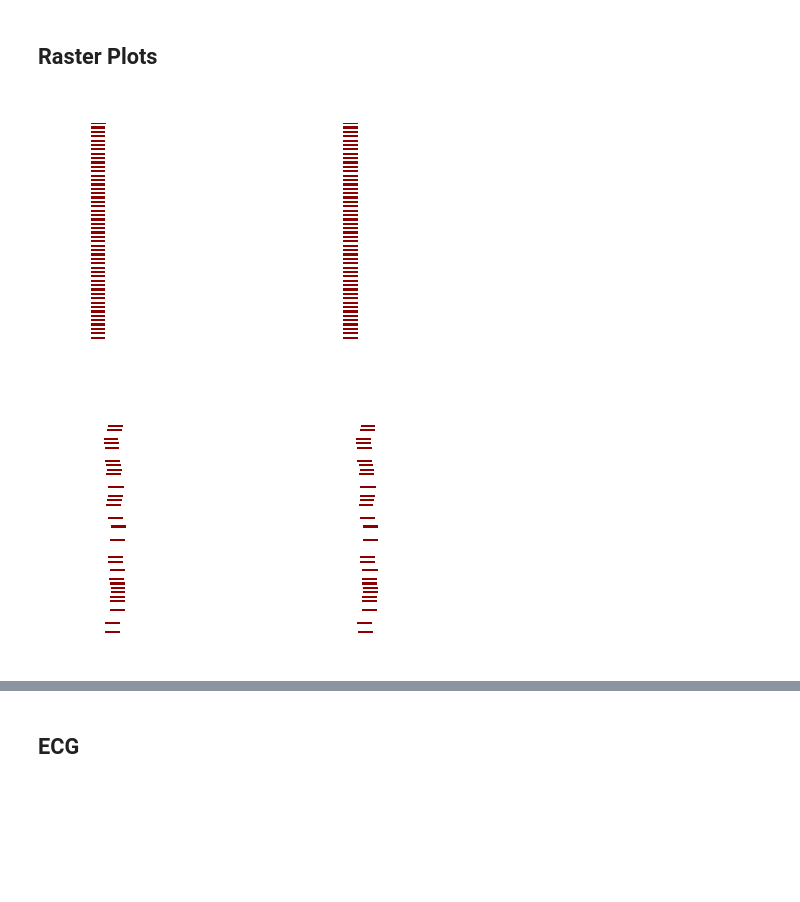
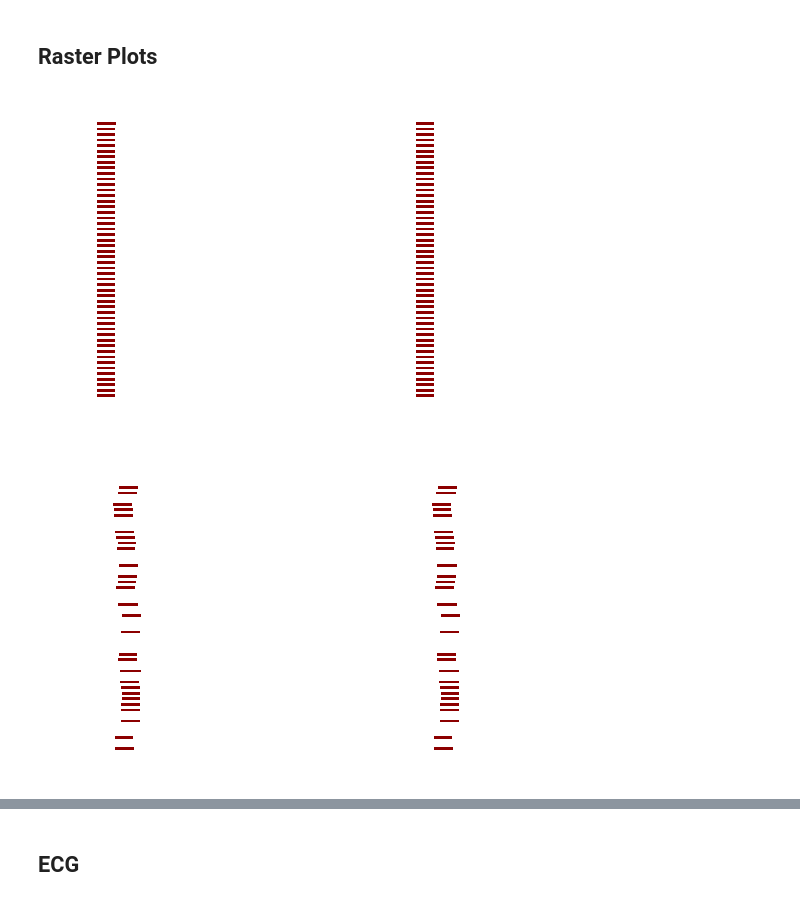
Before and after one commit to Priesemann-Group/perspective_heart_and_brain, a Jupyter notebook: notebooks_figures_paper/FHN_2D_diffusion_toyheart.ipynb, the cells around one changed output, grey strips where cells are left out. Drawn from its saved outputs; the diff is of its cells as text; code cells hidden in the pictures; blank space fills up the shorter version.

```diff
--- a/notebooks_figures_paper/FHN_2D_diffusion_toyheart.ipynb
+++ b/notebooks_figures_paper/FHN_2D_diffusion_toyheart.ipynb
@@ -244,7 +243,7 @@ u_sol_arr_bin=u_sol_arr_bin.reshape(N_y,N_x,-1)
 
 data_health =u_sol_health_bin[20, 4:54, :1700]
 
-data_arr = u_sol_arr_bin[4:54, 20, :1700]
+data_arr = u_sol_arr_bin[20, 4:54, :1700]
 
 # Add blank rows between binary rows
 N1, T1 = data_arr.shape
@@ -267,11 +266,13 @@ colors = [(0, 0, 0, 0),
 cmap = ListedColormap(colors)
 
 width_mm = 36
-aspect_ratio = 6 / 4  # wanted aspect ratio
-height_mm = width_mm / aspect_ratio
+##aspect_ratio = 6 / 4  # wanted aspect ratio
+#height_mm = width_mm / aspect_ratio
+height_mm =24
 
 # Plot the data
 plt.figure(figsize=(mm_to_inches(width_mm), mm_to_inches(height_mm)), facecolor='none', dpi=300)
+plt.subplots_adjust(left=0.01, right=0.99, top=0.99, bottom=0.01)
 
 plt.imshow(data_health_with_blanks, cmap=cmap, interpolation='none',  aspect='auto', rasterized=True)
 plt.xticks([])
@@ -283,25 +284,27 @@ plt.gca().spines['right'].set_visible(False)
 plt.gca().spines['bottom'].set_visible(False)
 plt.gca().spines['left'].set_visible(False)
 
-plt.savefig('heart_raster_row_healthy.pdf', **savefig_args)
+plt.savefig('FHN_2D_diffusion_toyeheart_p=0_raster_row.pdf', **savefig_args)
 # %% [output]
-[figure, old version]
+[figure, new version]
 # %%
 plt.figure(figsize=(mm_to_inches(width_mm), mm_to_inches(height_mm)), facecolor='none', dpi=300)
+plt.subplots_adjust(left=0.01, right=0.99, top=0.99, bottom=0.01)
+
 plt.imshow(data_arr_with_blanks,cmap=cmap, interpolation='none', aspect='auto', rasterized=True)
 plt.xticks([])
 plt.yticks([])
 #plt.ylabel("Excitable cells", fontsize=16)
 #plt.xlabel("Time (a.u.)", fontsize=16)
 plt.gca().spines['top'].set_visible(False)
 plt.gca().spines['right'].set_visible(False)
 plt.gca().spines['bottom'].set_visible(False)
 plt.gca().spines['left'].set_visible(False)
 plt.gca().set_rasterized(True)
-plt.savefig('heart_raster_row_arrhythmia.pdf', **savefig_args)
+plt.savefig('FHN_2D_diffusion_toyheart_p=45_raster_row.pdf', **savefig_args)
 plt.show()
 # %% [output]
-[figure, old version]
+[figure, new version]
 # %%
 # Get the specific slices (columns) without boundary sites
 
```
Also changed, not shown: parts of 4 cells of this notebook, 5 other files.
